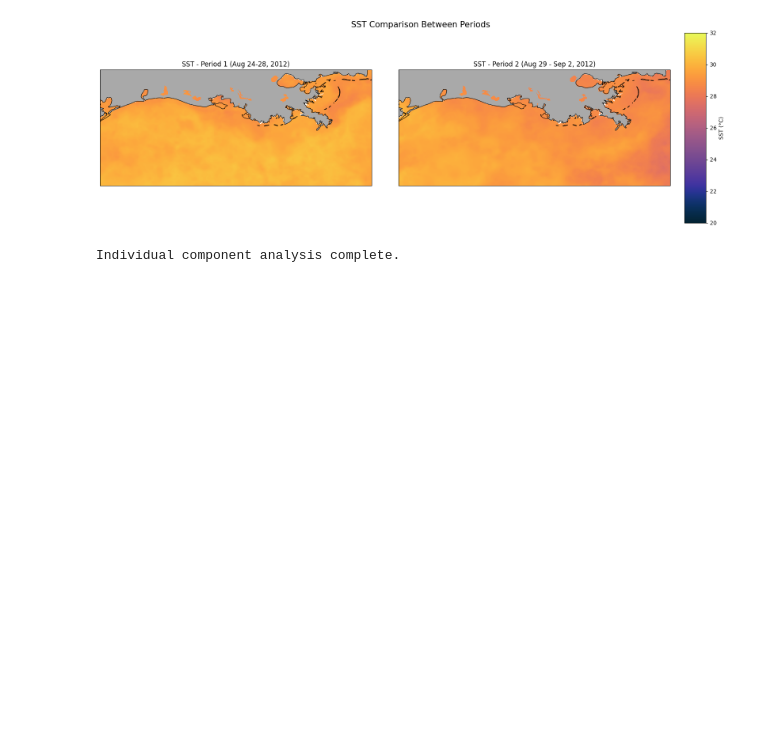
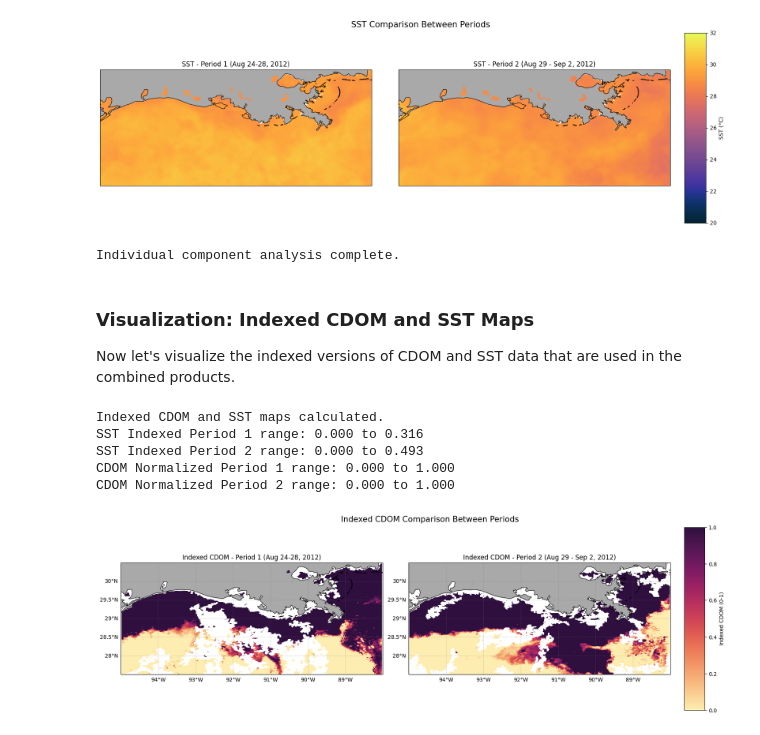
Before and after one commit to makaip/nasa-murep-local, a Jupyter notebook: cdom_sst/August2012/diff_cdomsstv4.ipynb, the cells around one changed output. Saved outputs shown, nothing was run; the diff lists cells and outputs as text; code cells hidden in the pictures; blank space fills up the shorter version.

```diff
--- a/cdom_sst/August2012/diff_cdomsstv4.ipynb
+++ b/cdom_sst/August2012/diff_cdomsstv4.ipynb
@@ -600,3 +600,79 @@ print("Individual component analysis complete.")
 [figure]
 [figure]
 Individual component analysis complete.
+# %% [markdown]
+### Visualization: Indexed CDOM and SST Maps
+
+Now let's visualize the indexed versions of CDOM and SST data that are used in the combined products.
+# %%
+# Calculate indexed versions for visualization
+sst_indexed_period1 = index_sst_maps(sst_period1, sst_min=25, sst_max=30)
+sst_indexed_period2 = index_sst_maps(sst_period2, sst_min=25, sst_max=30)
+cdom_normalized_period1 = normalize_cdom_custom(cdom_period1, cdom_min=0.015, cdom_max=0.06)
+cdom_normalized_period2 = normalize_cdom_custom(cdom_period2, cdom_min=0.015, cdom_max=0.06)
+
+print("Indexed CDOM and SST maps calculated.")
+print(f"SST Indexed Period 1 range: {np.nanmin(sst_indexed_period1):.3f} to {np.nanmax(sst_indexed_period1):.3f}")
+print(f"SST Indexed Period 2 range: {np.nanmin(sst_indexed_period2):.3f} to {np.nanmax(sst_indexed_period2):.3f}")
+print(f"CDOM Normalized Period 1 range: {np.nanmin(cdom_normalized_period1):.3f} to {np.nanmax(cdom_normalized_period1):.3f}")
+print(f"CDOM Normalized Period 2 range: {np.nanmin(cdom_normalized_period2):.3f} to {np.nanmax(cdom_normalized_period2):.3f}")
+# %% [output]
+Indexed CDOM and SST maps calculated.
+SST Indexed Period 1 range: 0.000 to 0.316
+SST Indexed Period 2 range: 0.000 to 0.493
+CDOM Normalized Period 1 range: 0.000 to 1.000
+CDOM Normalized Period 2 range: 0.000 to 1.000
+# %%
+# Plot indexed CDOM comparison
+fig, axes = plt.subplots(1, 2, figsize=(18, 6), subplot_kw={'projection': ccrs.PlateCarree()})
+
+# Indexed CDOM range (0-1)
+index_vmin, index_vmax = 0, 1
+
+# Indexed CDOM Period 1
+ax1 = axes[0]
+ax1.set_extent(extent, crs=ccrs.PlateCarree())
+cdom_normalized_period1_squeezed = np.squeeze(cdom_normalized_period1)
+p1 = ax1.pcolormesh(plot_lon_edges, plot_lat_edges, cdom_normalized_period1_squeezed,
+                    cmap=cmocean.cm.matter, shading='auto',
+                    vmin=index_vmin, vmax=index_vmax, transform=ccrs.PlateCarree())
+ax1.add_feature(cfeature.COASTLINE, linewidth=0.8, edgecolor='black', zorder=3)
+ax1.add_feature(cfeature.LAND, facecolor='darkgray', zorder=0)
+ax1.add_feature(cfeature.BORDERS, linestyle=':', edgecolor='dimgray', zorder=2)
+
+gl1 = ax1.gridlines(crs=ccrs.PlateCarree(), draw_labels=True, linewidth=0.5,
+                    color='gray', alpha=0.5, linestyle='--')
+gl1.top_labels = False
+gl1.right_labels = False
+
+ax1.set_title('Indexed CDOM - Period 1 (Aug 24-28, 2012)', fontsize=12)
+
+# Indexed CDOM Period 2
+ax2 = axes[1]
+ax2.set_extent(extent, crs=ccrs.PlateCarree())
+cdom_normalized_period2_squeezed = np.squeeze(cdom_normalized_period2)
+p2 = ax2.pcolormesh(plot_lon_edges, plot_lat_edges, cdom_normalized_period2_squeezed,
+                    cmap=cmocean.cm.matter, shading='auto',
+                    vmin=index_vmin, vmax=index_vmax, transform=ccrs.PlateCarree())
+ax2.add_feature(cfeature.COASTLINE, linewidth=0.8, edgecolor='black', zorder=3)
+ax2.add_feature(cfeature.LAND, facecolor='darkgray', zorder=0)
+ax2.add_feature(cfeature.BORDERS, linestyle=':', edgecolor='dimgray', zorder=2)
+
+gl2 = ax2.gridlines(crs=ccrs.PlateCarree(), draw_labels=True, linewidth=0.5,
+                    color='gray', alpha=0.5, linestyle='--')
+gl2.top_labels = False
+gl2.right_labels = False
+
+ax2.set_title('Indexed CDOM - Period 2 (Aug 29 - Sep 2, 2012)', fontsize=12)
+
+# Adjust subplot spacing to make room for colorbar
+plt.subplots_adjust(left=0.05, right=0.85, top=0.9, bottom=0.1, wspace=0.1)
+
+# Add colorbar with proper positioning
+cbar_ax = fig.add_axes([0.87, 0.1, 0.03, 0.8])  # [left, bottom, width, height]
+cbar = fig.colorbar(p2, cax=cbar_ax, label='Indexed CDOM (0-1)')
+
+plt.suptitle('Indexed CDOM Comparison Between Periods', fontsize=15, y=0.95)
+plt.show()
+# %% [output]
+[figure, added]
```
Also changed, not shown: parts of 9 cells of this notebook, 2 other files.
